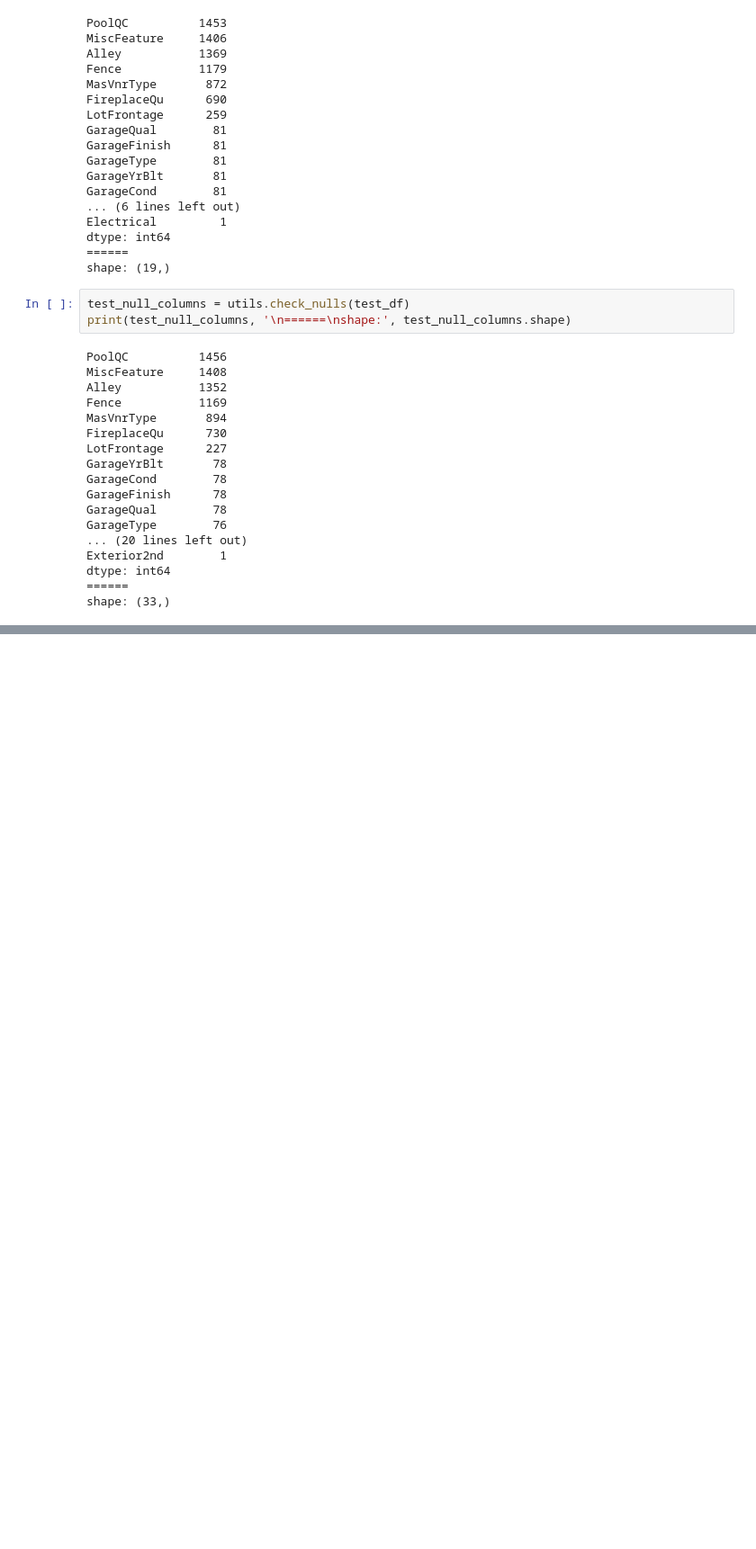
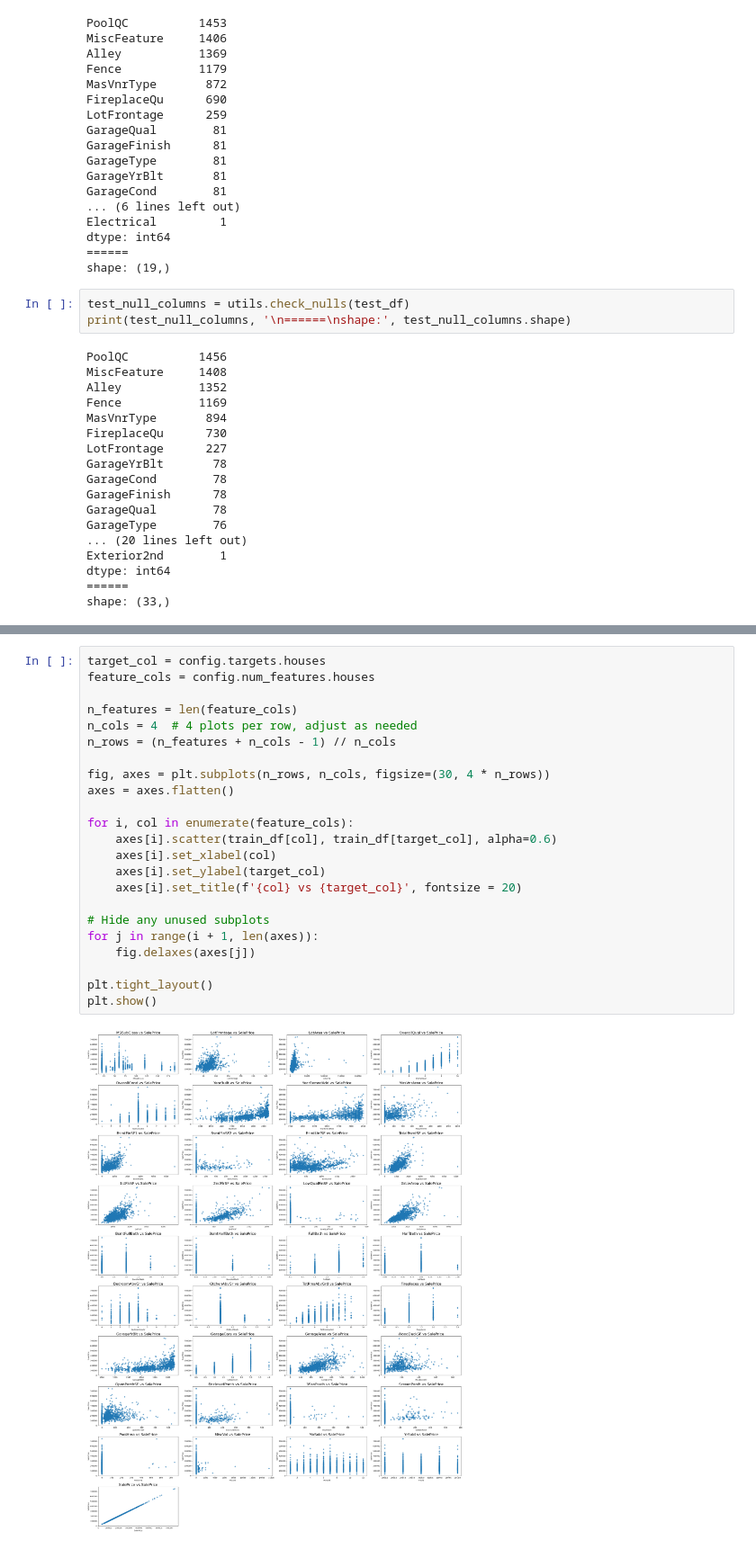
Before and after one commit to pedrobirq/extreme_ml_learning_final_project, a Jupyter notebook: EDA.ipynb, the cells around one changed output, grey strips where cells are left out. Shown at 90% size. Drawn from its saved outputs; the diff is of its cells as text; blank space fills up the shorter version.

```diff
--- a/EDA.ipynb
+++ b/EDA.ipynb
@@ -176,0 +194,25 @@ shape: (33,)
+# %%
+target_col = config.targets.houses
+feature_cols = config.num_features.houses
+
+n_features = len(feature_cols)
+n_cols = 4  # 4 plots per row, adjust as needed
+n_rows = (n_features + n_cols - 1) // n_cols
+
+fig, axes = plt.subplots(n_rows, n_cols, figsize=(30, 4 * n_rows))
+axes = axes.flatten()
+
+for i, col in enumerate(feature_cols):
+    axes[i].scatter(train_df[col], train_df[target_col], alpha=0.6)
+    axes[i].set_xlabel(col)
+    axes[i].set_ylabel(target_col)
+    axes[i].set_title(f'{col} vs {target_col}', fontsize = 20)
+
+# Hide any unused subplots
+for j in range(i + 1, len(axes)):
+    fig.delaxes(axes[j])
+
+plt.tight_layout()
+plt.show()
+# %% [output]
+[figure, added]
```
Also changed, not shown: parts of 13 cells of this notebook, 3 other files.
